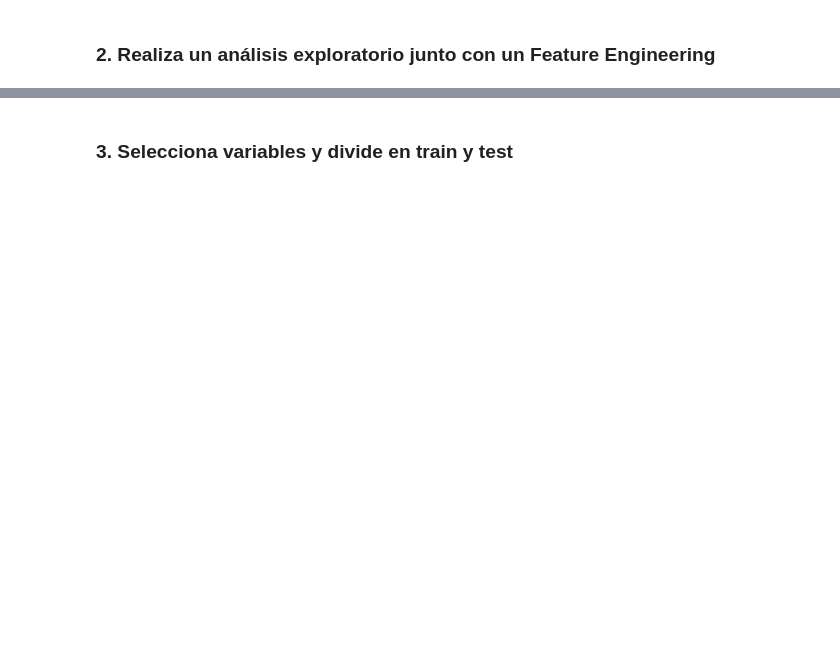
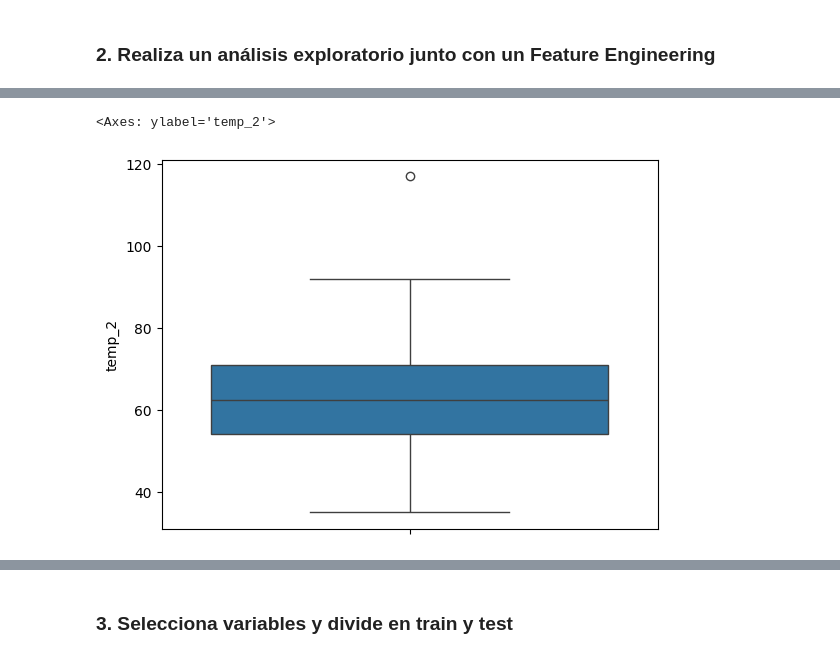
Before and after one commit to diego-dng/1025_DS_VITORIA, a Jupyter notebook: 3-Machine_Learning/1-Supervisado/3-RegorClass/5-Decision_Trees/ejercicio/DTrees_reg_class copy.ipynb, the cells around one changed output, grey strips where cells are left out. Saved outputs shown, nothing was run; the diff lists cells and outputs as text; code cells hidden in the pictures; blank space fills up the shorter version.

```diff
--- a/3-Machine_Learning/1-Supervisado/3-RegorClass/5-Decision_Trees/ejercicio/DTrees_reg_class copy.ipynb
+++ b/3-Machine_Learning/1-Supervisado/3-RegorClass/5-Decision_Trees/ejercicio/DTrees_reg_class copy.ipynb
@@ -19,0 +135,5 @@ Son datos de temperaturas tomados de la ciudad de Seattle. El objetivo es intent
+# %%
+sns.boxplot(df["temp_2"])
+# %% [output]
+<Axes: ylabel='temp_2'>
+[figure, added]
```
Also changed, not shown: parts of 34 cells of this notebook, 3 other files.
